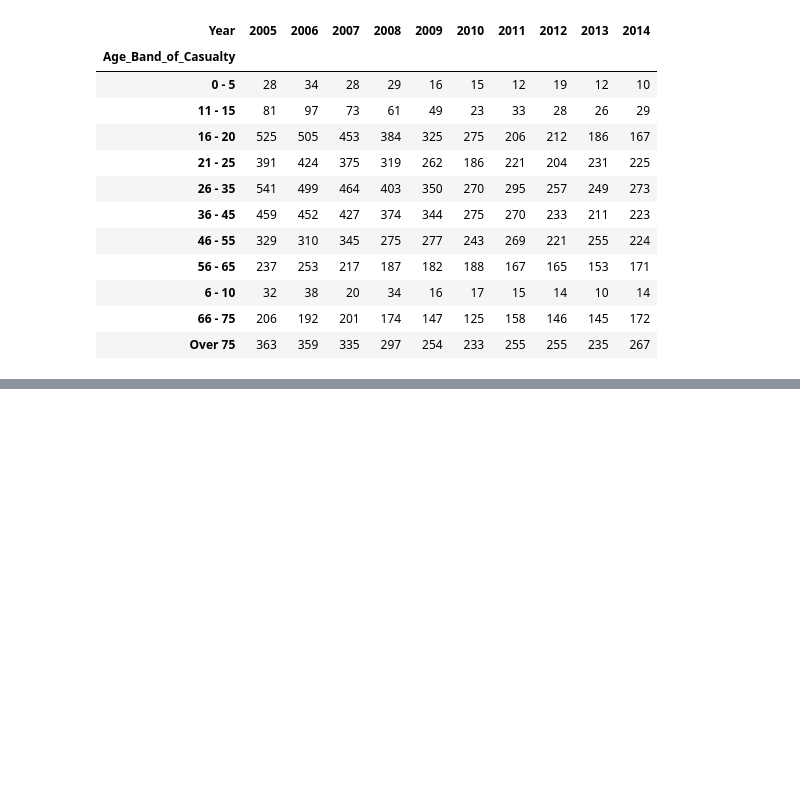
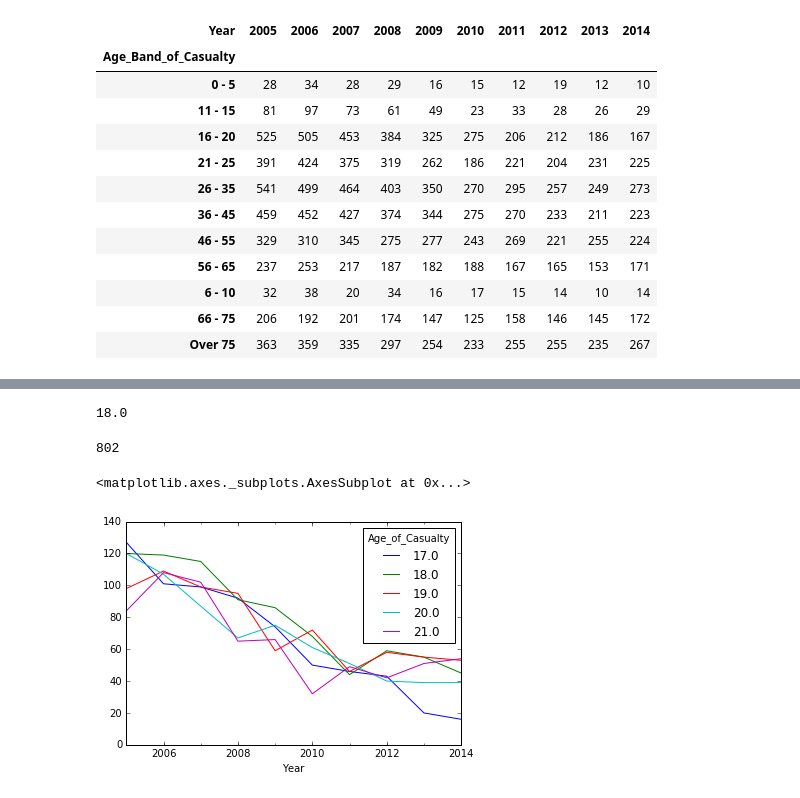
Before and after one commit to mmarto/pandas-snippets, a Jupyter notebook: casualtiesDf.ipynb, the cells around one changed output, grey strips where cells are left out. Drawn from its saved outputs; the diff is of its cells as text; code cells hidden in the pictures; blank space fills up the shorter version.

```diff
--- a/casualtiesDf.ipynb
+++ b/casualtiesDf.ipynb
@@ -312,0 +308,15 @@ df[df.Casualty_Severity == 'Fatal'].groupby(['Year', 'Age_Band_of_Casualty', 'Se
+# %%
+df[df.Casualty_Severity == 'Fatal'].groupby(['Age_of_Casualty']).size().idxmax()
+# %% [output]
+18.0
+# %%
+df[df.Casualty_Severity == 'Fatal'].groupby(['Age_of_Casualty']).size().max()
+# %% [output]
+802
+# %%
+df['Year'] = pd.to_datetime(df.Year, format='%Y')
+# %%
+df[(df.Casualty_Severity == 'Fatal') & (df.Age_of_Casualty.isin([17,18,19,20,21]))].groupby(['Year','Age_of_Casualty']).size().unstack(1).plot()
+# %% [output]
+<matplotlib.axes._subplots.AxesSubplot at 0x...>
+[figure, added]
```
Also changed, not shown: parts of 22 cells of this notebook.
